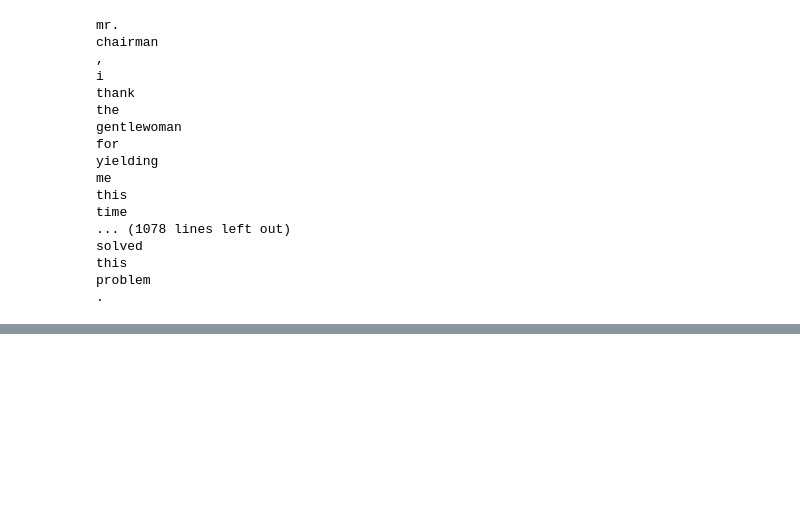
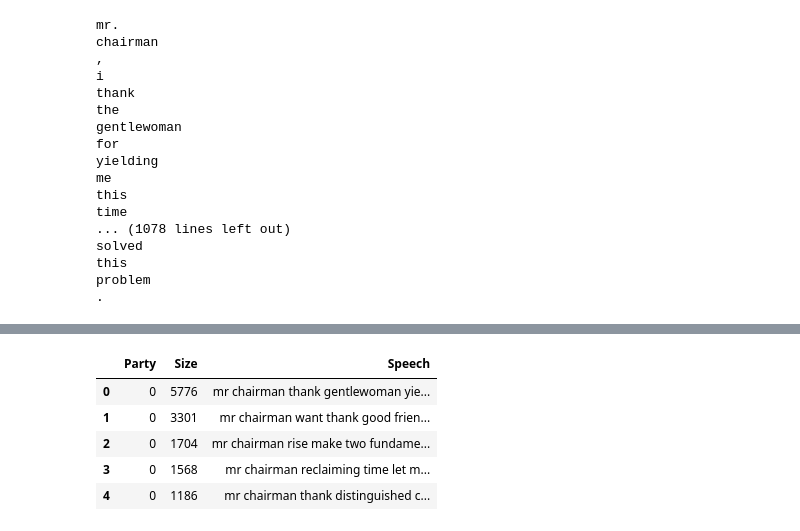
Before and after one commit to eltabre/PolitiGauge, a Jupyter notebook: notebooks/ConvoteDataExploration.ipynb, the cells around one changed output, grey strips where cells are left out. Cells and saved outputs as stored; diff of their text form; code cells hidden in the pictures; blank space fills up the shorter version.

```diff
--- a/notebooks/ConvoteDataExploration.ipynb
+++ b/notebooks/ConvoteDataExploration.ipynb
@@ -181,0 +225,8 @@ problem
+# %%
+#removing stopwords
+nltk.download('stopwords')
+from nltk.corpus import stopwords
+stop = stopwords.words('english')
+df['Speech'] = df['Speech'].apply(lambda x: " ".join(x for x in x.split() if x not in stop))
+df.head()
+# %% [output]
@@ -181,0 +236,6 @@ problem
+|  | Party | Size | Speech |
+| 0 | 0 | 5776 | mr chairman thank gentlewoman yie... |
+| 1 | 0 | 3301 | mr chairman want thank good frien... |
+| 2 | 0 | 1704 | mr chairman rise make two fundame... |
+| 3 | 0 | 1568 | mr chairman reclaiming time let m... |
+| 4 | 0 | 1186 | mr chairman thank distinguished c... |
```
Also changed, not shown: parts of 17 cells of this notebook.
